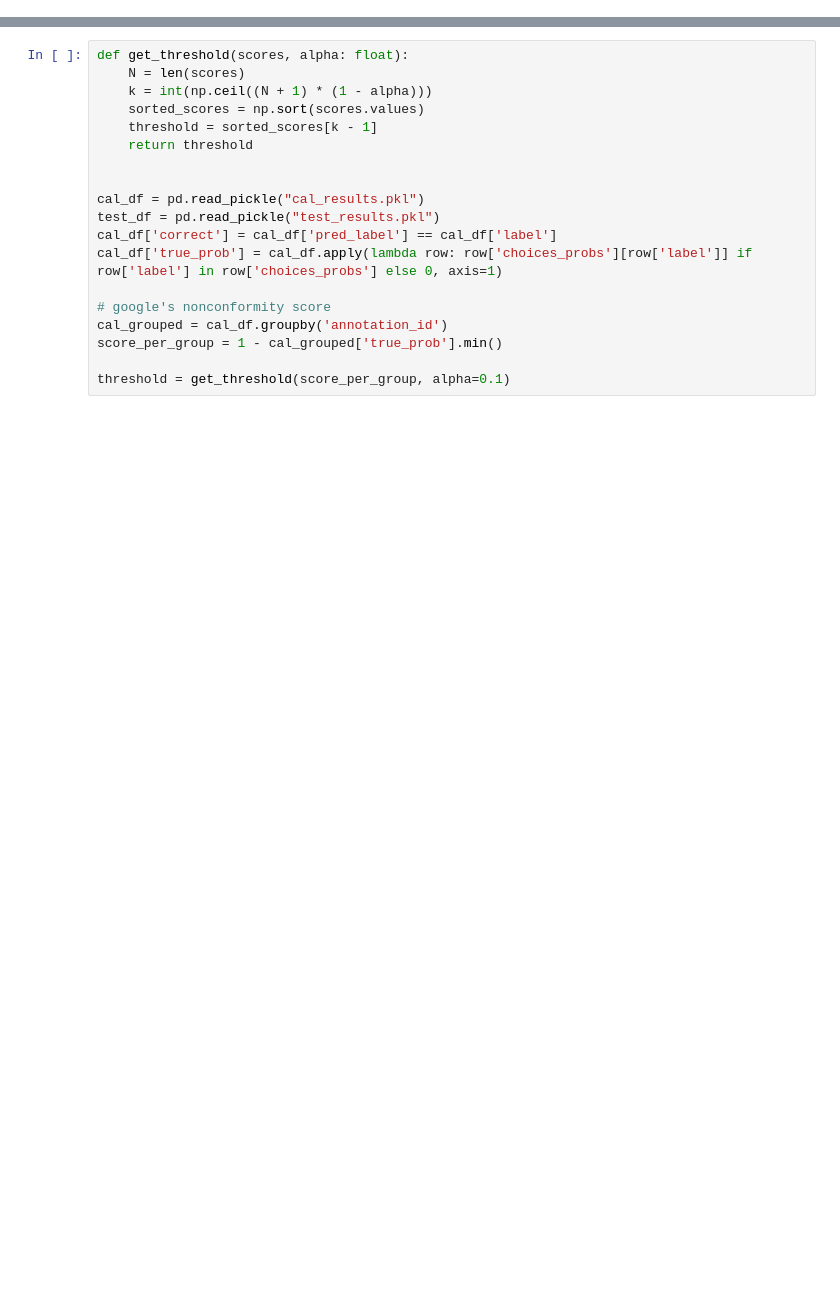
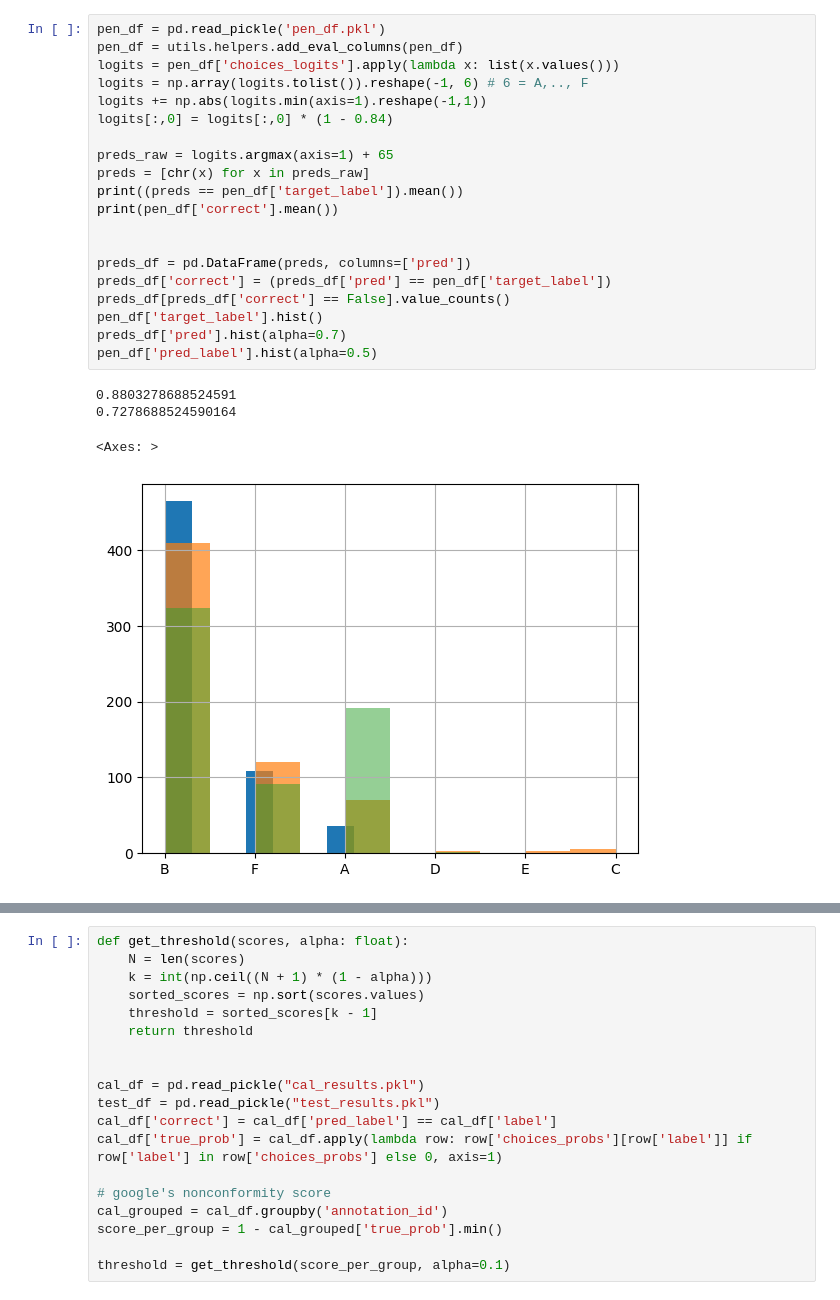
Before and after one commit to amitxy/Robots-That-Ask-For-Help-Over-The-Horizon, a Jupyter notebook: risk.ipynb, the cells around one changed output, grey strips where cells are left out. Saved outputs shown, nothing was run; the diff lists cells and outputs as text; blank space fills up the shorter version.

```diff
--- a/risk.ipynb
+++ b/risk.ipynb
@@ -66,0 +367,25 @@ for split, ds in ds_dict.items():
+# %%
+pen_df = pd.read_pickle('pen_df.pkl')
+pen_df = utils.helpers.add_eval_columns(pen_df)
+logits = pen_df['choices_logits'].apply(lambda x: list(x.values()))
+logits = np.array(logits.tolist()).reshape(-1, 6) # 6 = A,.., F
+logits += np.abs(logits.min(axis=1).reshape(-1,1))
+logits[:,0] = logits[:,0] * (1 - 0.84)
+
+preds_raw = logits.argmax(axis=1) + 65
+preds = [chr(x) for x in preds_raw]
+print((preds == pen_df['target_label']).mean())
+print(pen_df['correct'].mean())
+
+
+preds_df = pd.DataFrame(preds, columns=['pred'])
+preds_df['correct'] = (preds_df['pred'] == pen_df['target_label'])
+preds_df[preds_df['correct'] == False].value_counts()
+pen_df['target_label'].hist()
+preds_df['pred'].hist(alpha=0.7)
+pen_df['pred_label'].hist(alpha=0.5)
+# %% [output]
+0.8803278688524591
+0.7278688524590164
+<Axes: >
+[figure, added]
```
Also changed, not shown: parts of 26 cells of this notebook, 20 other files.
